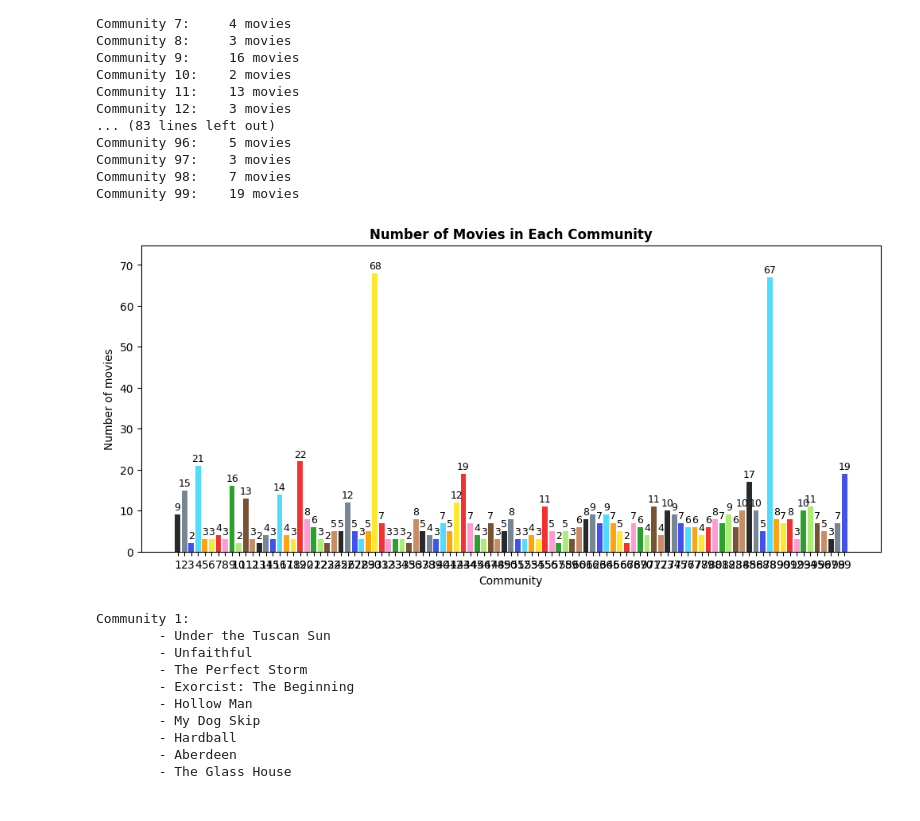
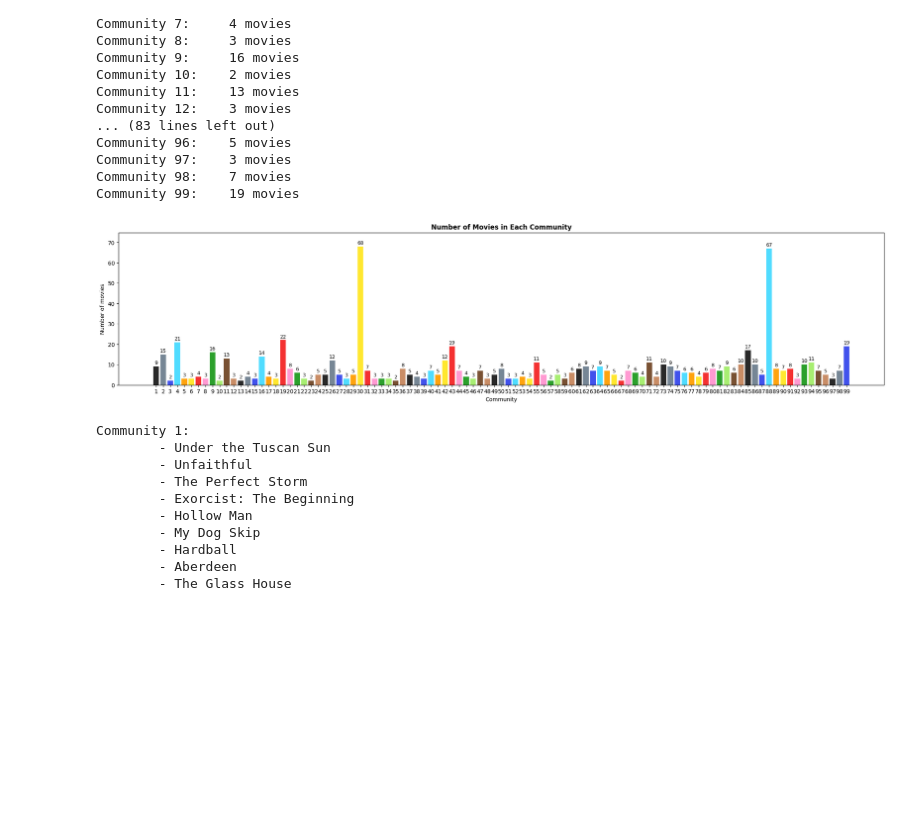
Before and after one commit to jennifer-dtu-2023/02807_project, a Jupyter notebook: networks_w7_dung_clean.ipynb, the cells around one changed output. Cells and saved outputs as stored; diff of their text form; code cells hidden in the pictures; blank space fills up the shorter version.

```diff
--- a/networks_w7_dung_clean.ipynb
+++ b/networks_w7_dung_clean.ipynb
@@ -284,24 +284,24 @@ Community 99:    19 movies
 # %%
 # Number of movies in each community
 num_movies = [len(community) for community in communities]
 
 # Histogram
-plt.figure(figsize=(12, 5))
+plt.figure(figsize=(25, 5))
 bars = plt.bar(range(1, len(communities) + 1), num_movies, color=[colors[i % len(colors)] for i in range(len(communities))])
 plt.xticks(range(1, len(communities) + 1))
 plt.ylim(0, max(num_movies) + (max(num_movies)/10))
 plt.xlabel('Community')
 plt.ylabel('Number of movies')
 plt.title('Number of Movies in Each Community', fontweight='bold')
 
 # Add the precise number of movies above each bar
 for bar in bars:
     yval = bar.get_height()
     plt.text(bar.get_x() + bar.get_width()/2, yval + 0.5, yval, ha='center', va='bottom', fontsize=9)
 
 plt.show()
 # %% [output]
-[figure, old version]
+[figure, new version]
 # %%
 # Number of Movies in Each Community and their titles
 for i, community in enumerate(communities, start=1):
```
Also changed, not shown: 1 other file.
